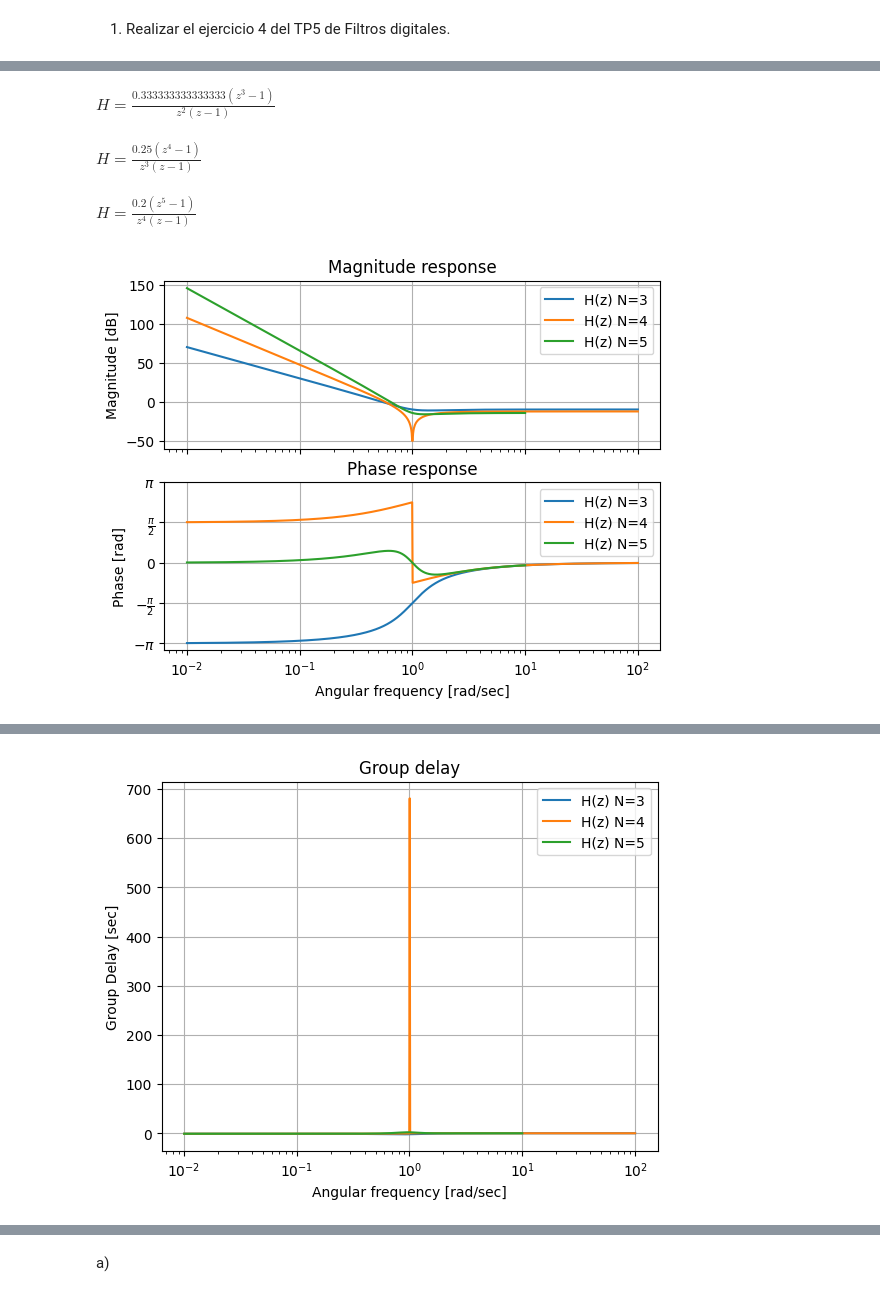
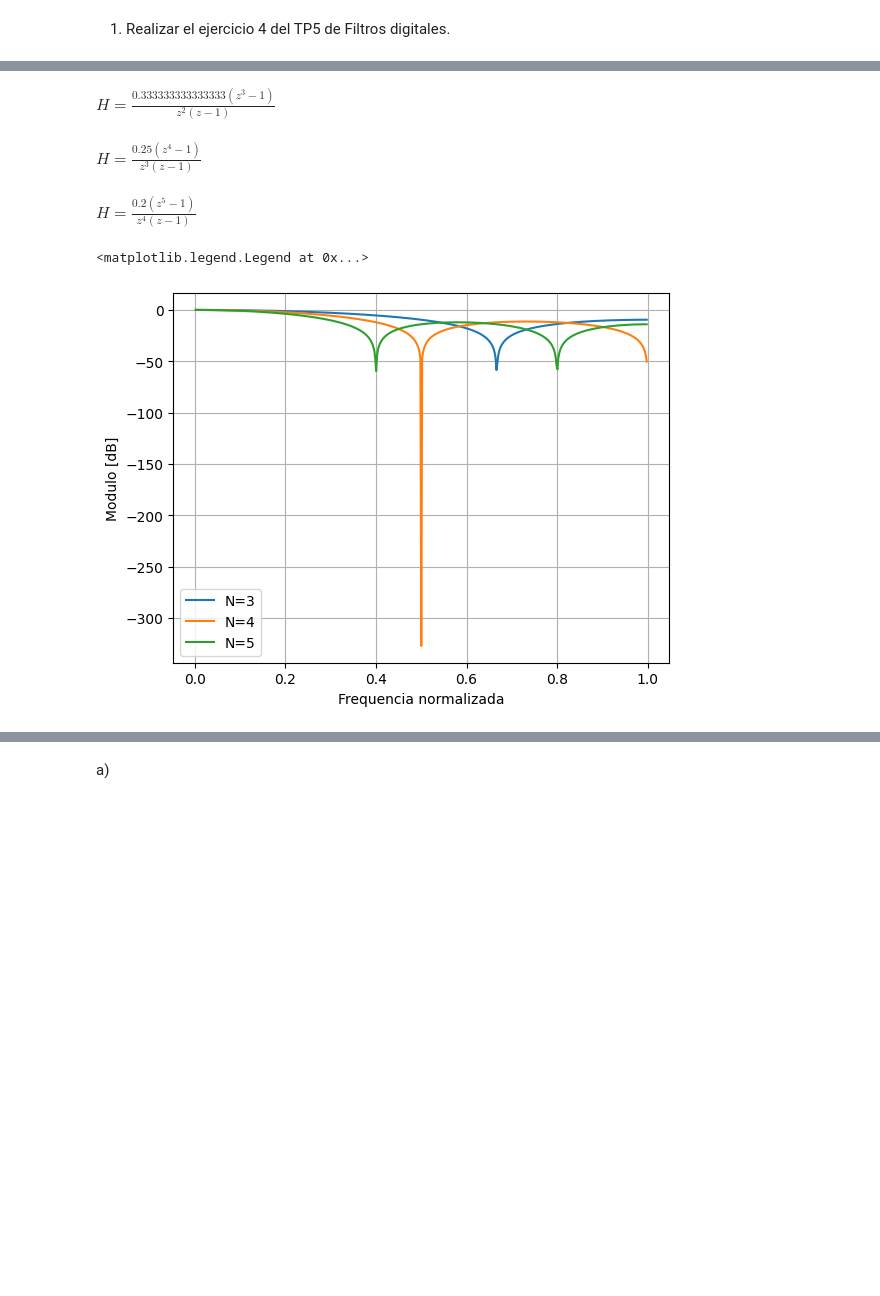
Before and after one commit to fRuggier0/TS8, a Jupyter notebook: TS8.ipynb, the cells around one changed output, grey strips where cells are left out. Cells and saved outputs as stored; diff of their text form; code cells hidden in the pictures; blank space fills up the shorter version.

```diff
--- a/TS8.ipynb
+++ b/TS8.ipynb
@@ -102,9 +103,6 @@ def plot_freq_resp_fir(this_num, this_desc):
 # FILTRO DE MEDIA MOVIL
 #
 ##############################################################################
-
-
-init_printing()  # Inicializa la impresión en Jupyter
 
 plt.close('all')
 
@@ -129,37 +127,99 @@ for N in N_values:
 
     b0 = 1 / N
     b1 = 0
     b2 = 0
 
     c1 = 1
 
     n = sp.expand(1 - c1 * z**(-N)) * (b0*(z*z) + b1*z + b2)
     D = sp.expand(z*z / a0 - a1*z - a2)
 
     H_simplified = sp.simplify(n/D)
 
 
     print_latex(a_equal_b_latex_s('H', H_simplified))
 
     num, den = sp.fraction(H_simplified)
 
     num = sp.Poly(num,z)
     den = sp.Poly(den,z)
 
     numz = np.array(num.all_coeffs()).astype(np.float64)
     denz = np.array(den.all_coeffs()).astype(np.float64)
 
     my_df = sig.TransferFunction(numz, denz, dt=1/N)
 
-my_tf3 = TransferFunction( [1/3 , 0 , 0 , -1/3]       , [1, -1, 0, 0])
-my_tf4 = TransferFunction( [1/4 , 0 , 0 , 0, -1/4]    , [1, -1, 0, 0, 0])
-my_tf5 = TransferFunction( [1/5 , 0 , 0 , 0, 0, -1/5] , [1, -1, 0, 0, 0, 0])
+# my_tf3 = TransferFunction( [1/3 , 0 , 0 , -1/3]       , [1, -1, 0, 0])
+# my_tf4 = TransferFunction( [1/4 , 0 , 0 , 0, -1/4]    , [1, -1, 0, 0, 0])
+# my_tf5 = TransferFunction( [1/5 , 0 , 0 , 0, 0, -1/5] , [1, -1, 0, 0, 0, 0])
 
-_= analyze_sys([my_tf3], sys_name='H(z) N=3')
-_= analyze_sys([my_tf4], sys_name='H(z) N=4')
-_= analyze_sys([my_tf5], sys_name='H(z) N=5')
+# _= analyze_sys([my_tf3], sys_name='H(z) N=3')
+# _= analyze_sys([my_tf4], sys_name='H(z) N=4')
+# _= analyze_sys([my_tf5], sys_name='H(z) N=5')
+
+numN3 = [1/3 , 0 , 0 , -1/3]
+numN4 = [1/4 , 0 , 0 , 0 , -1/4]
+numN5 = [1/5 , 0 , 0 , 0 , 0 , -1/5]
+den = [1 , -1]
+
+wrad3, hh3 = sig.freqz(numN3, den)
+ww3 = wrad3 / np.pi
+
+wrad4, hh4 = sig.freqz(numN4, den)
+ww4 = wrad4 / np.pi
+
+wrad5, hh5 = sig.freqz(numN5, den)
+ww5 = wrad5 / np.pi
+
+# Modulo
+plt.figure(1)
+plt.plot(ww3, 20 * np.log10(abs(hh3)), label='N=3')
+plt.xlabel('Frequencia normalizada')
+plt.ylabel('Modulo [dB]')
+plt.grid(which='both', axis='both')
+axes_hdl = plt.gca()
+axes_hdl.legend()
+
+plt.plot(ww4, 20 * np.log10(abs(hh4)), label='N=4')
+plt.xlabel('Frequencia normalizada')
+plt.ylabel('Modulo [dB]')
+plt.grid(which='both', axis='both')
+axes_hdl = plt.gca()
+axes_hdl.legend()
+
+plt.plot(ww5, 20 * np.log10(abs(hh5)), label='N=5')
+plt.xlabel('Frequencia normalizada')
+plt.ylabel('Modulo [dB]')
+plt.grid(which='both', axis='both')
+axes_hdl = plt.gca()
+axes_hdl.legend()
+
+# fase
+plt.figure(2)
+phase3 = np.angle(hh3)
+plt.plot(ww3, phase3, label='N=3')
+plt.xlabel('Frequencia normalizada')
+plt.ylabel('Fase [rad]')
+plt.grid(which='both', axis='both')
+
+phase4 = np.angle(hh4)
+plt.plot(ww4, phase4, label='N=4')
+plt.xlabel('Frequencia normalizada')
+plt.ylabel('Fase [rad]')
+plt.grid(which='both', axis='both')
+axes_hdl = plt.gca()
+axes_hdl.legend()
+
+phase5 = np.angle(hh5)
+plt.plot(ww5, phase5, label='N=5')
+plt.xlabel('Frequencia normalizada')
+plt.ylabel('Fase [rad]')
+plt.grid(which='both', axis='both')
+axes_hdl = plt.gca()
+axes_hdl.legend()
 # %% [output]
 $\displaystyle H=\frac{0.333333333333333 \left(z^{3} - 1\right)}{z^{2} \left(z - 1\right)}$
 $\displaystyle H=\frac{0.25 \left(z^{4} - 1\right)}{z^{3} \left(z - 1\right)}$
 $\displaystyle H=\frac{0.2 \left(z^{5} - 1\right)}{z^{4} \left(z - 1\right)}$
+<matplotlib.legend.Legend at 0x...>
-[figure, old version]
+[figure, new version]
@@ -167 +226,0 @@ $\displaystyle H=\frac{0.2 \left(z^{5} - 1\right)}{z^{4} \left(z - 1\right)}$
-[figure, removed]
```
Also changed, not shown: parts of 8 cells of this notebook, 3 other files.
